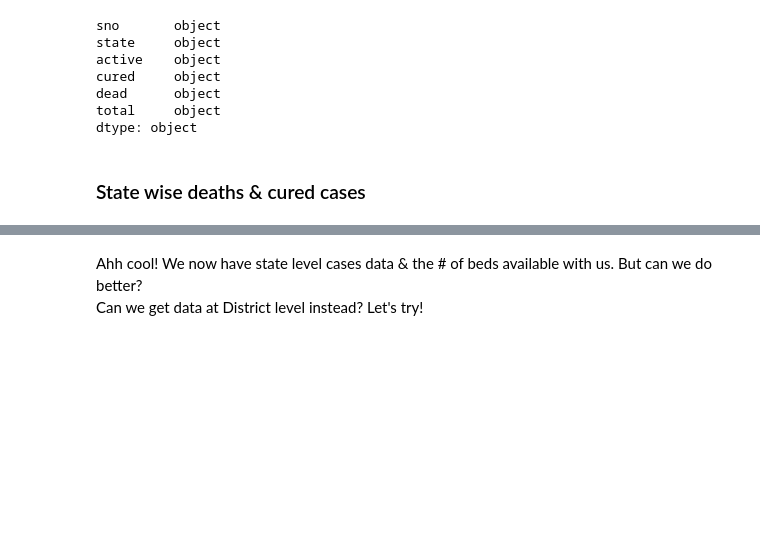
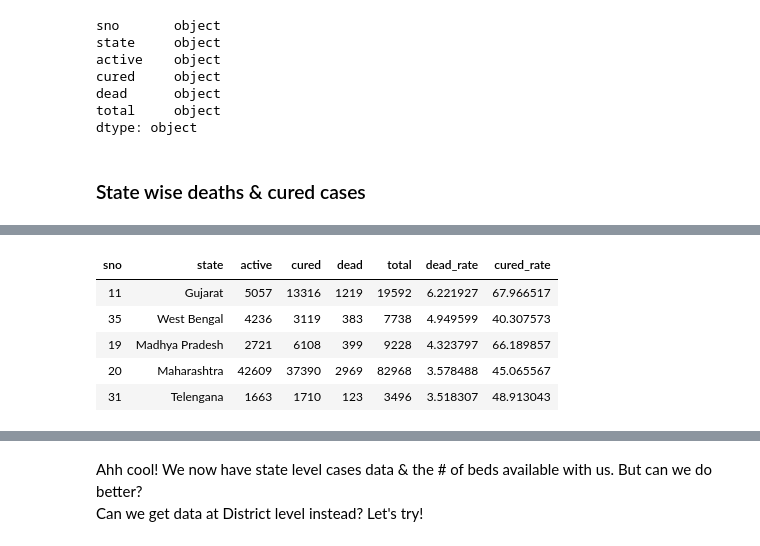
Before and after one commit to srmsoumya/dsct, a Jupyter notebook: nbs/dw/2020-06-06_dw_srm_data_collection.ipynb, the cells around one changed output, grey strips where cells are left out. Saved outputs shown, nothing was run; the diff lists cells and outputs as text; code cells hidden in the pictures; blank space fills up the shorter version.

```diff
--- a/nbs/dw/2020-06-06_dw_srm_data_collection.ipynb
+++ b/nbs/dw/2020-06-06_dw_srm_data_collection.ipynb
@@ -211,0 +328,18 @@ stats[['active', 'cured', 'dead', 'total']] = stats[['active', 'cured', 'dead',
+# %%
+# 1
+
+stats['dead_rate'] = (stats['dead'] / stats['total'] * 100)
+(stats
+    .sort_values(by='dead_rate', ascending=False)
+    .head(5)
+    .style
+    .hide_index()
+    .background_gradient(cmap='OrRd', subset='dead_rate')
+)
+# %% [output]
+| sno | state | active | cured | dead | total | dead_rate | cured_rate |
+| 11 | Gujarat | 5057 | 13316 | 1219 | 19592 | 6.221927 | 67.966517 |
+| 35 | West Bengal | 4236 | 3119 | 383 | 7738 | 4.949599 | 40.307573 |
+| 19 | Madhya Pradesh | 2721 | 6108 | 399 | 9228 | 4.323797 | 66.189857 |
+| 20 | Maharashtra | 42609 | 37390 | 2969 | 82968 | 3.578488 | 45.065567 |
+| 31 | Telengana | 1663 | 1710 | 123 | 3496 | 3.518307 | 48.913043 |
```
Also changed, not shown: parts of 18 cells of this notebook.
